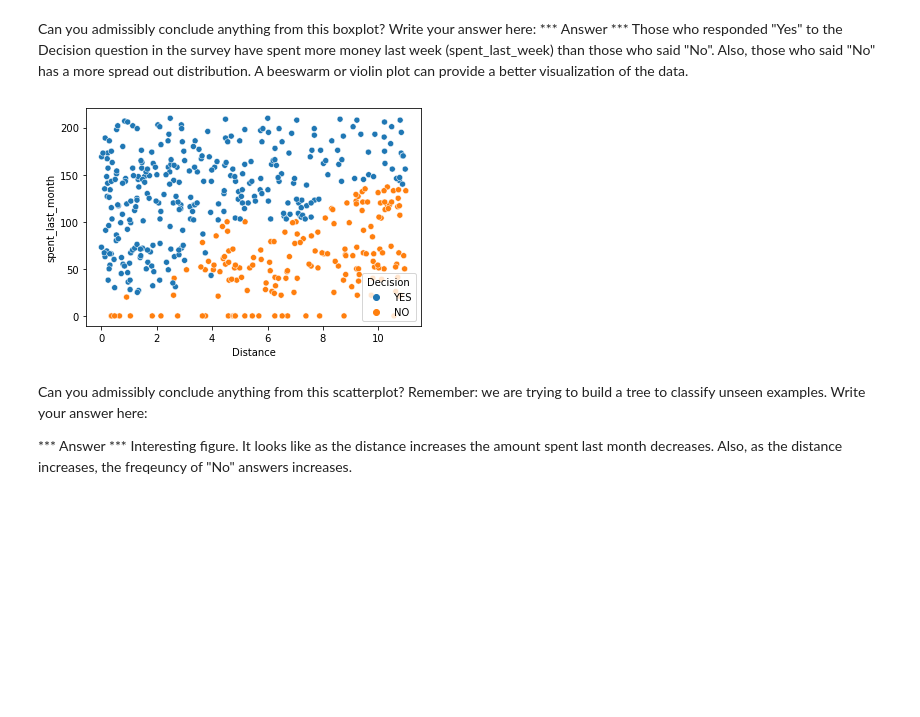
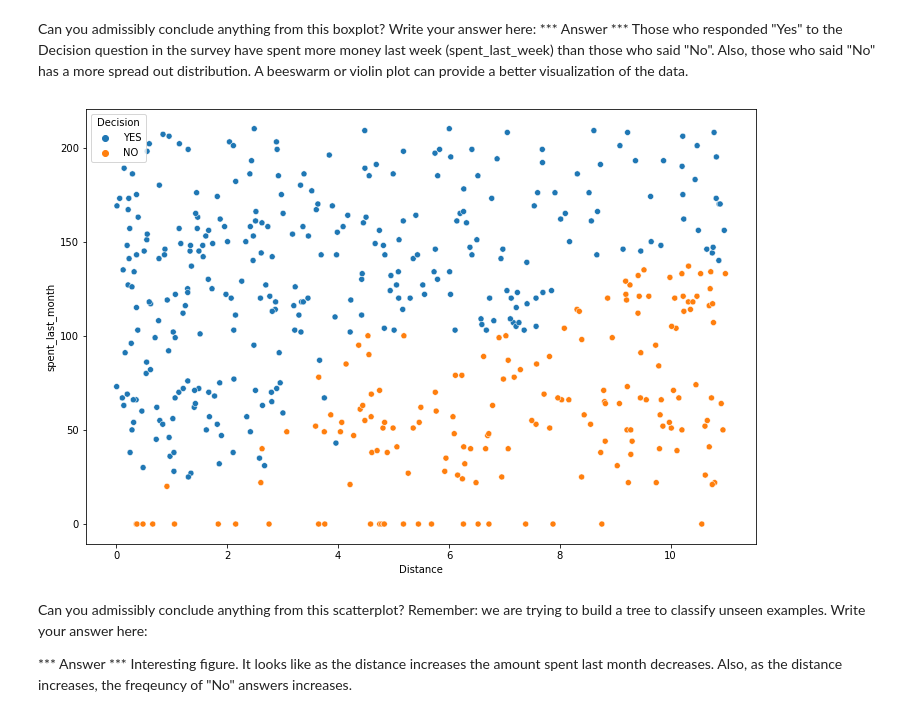
Before and after one commit to demiroz/dsc, a Jupyter notebook: Unit 14 - Supervised Learning/14.3 Decision Trees/14.3.5 Case Study - RR Diner Coffee/Springboard Decision Tree Specialty Coffee Case Study - Tier 3.ipynb, the cells around one changed output. Drawn from its saved outputs; the diff is of its cells as text; code cells hidden in the pictures; blank space fills up the shorter version.

```diff
--- a/Unit 14 - Supervised Learning/14.3 Decision Trees/14.3.5 Case Study - RR Diner Coffee/Springboard Decision Tree Specialty Coffee Case Study - Tier 3.ipynb
+++ b/Unit 14 - Supervised Learning/14.3 Decision Trees/14.3.5 Case Study - RR Diner Coffee/Springboard Decision Tree Specialty Coffee Case Study - Tier 3.ipynb
@@ -261,10 +261,10 @@ Can you admissibly conclude anything from this boxplot? Write your answer here:
 Those who responded "Yes" to the Decision question in the survey have spent more money last week (spent_last_week) than those who said "No". Also, those who said "No" has a more spread out distribution. A beeswarm or violin plot can provide a better visualization of the data.
 # %%
 # Make a scatterplot on NOPrediction, where x is distance, y is spent_last_month and hue is Decision
-
+plt.figure(figsize=(12,8))
 _= sns.scatterplot(x= "Distance", y= "spent_last_month", hue= "Decision", data=NoPrediction)
 # %% [output]
-[figure, old version]
+[figure, new version]
 # %% [markdown]
 Can you admissibly conclude anything from this scatterplot? Remember: we are trying to build a tree to classify unseen examples. Write your answer here:
 
```
Also changed, not shown: parts of 18 cells of this notebook, 1 other file.
